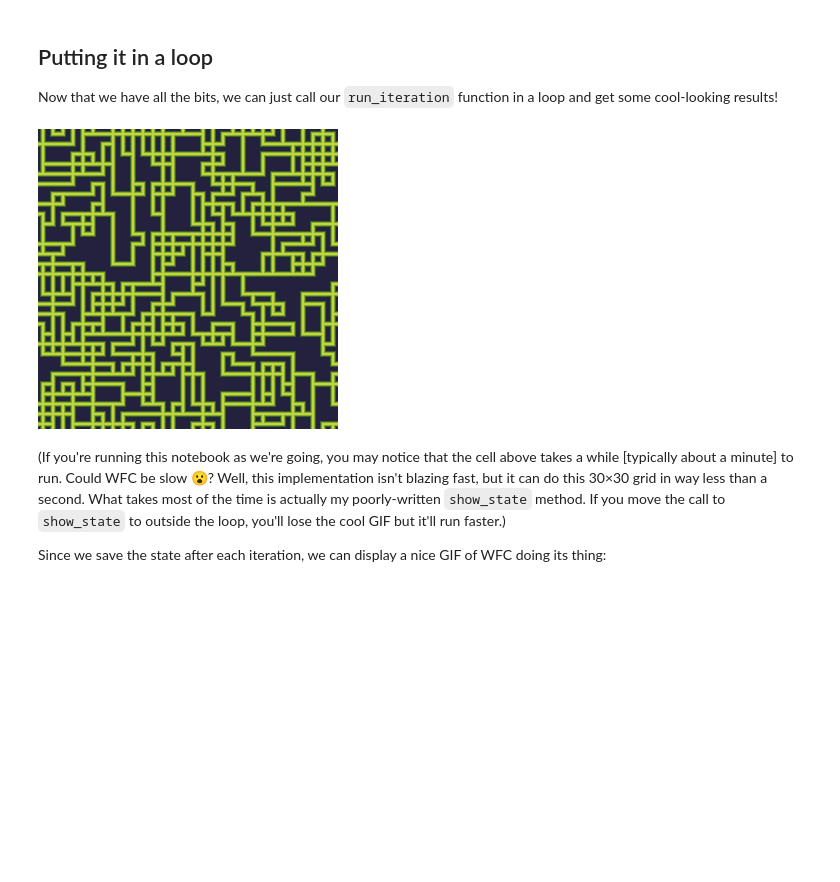
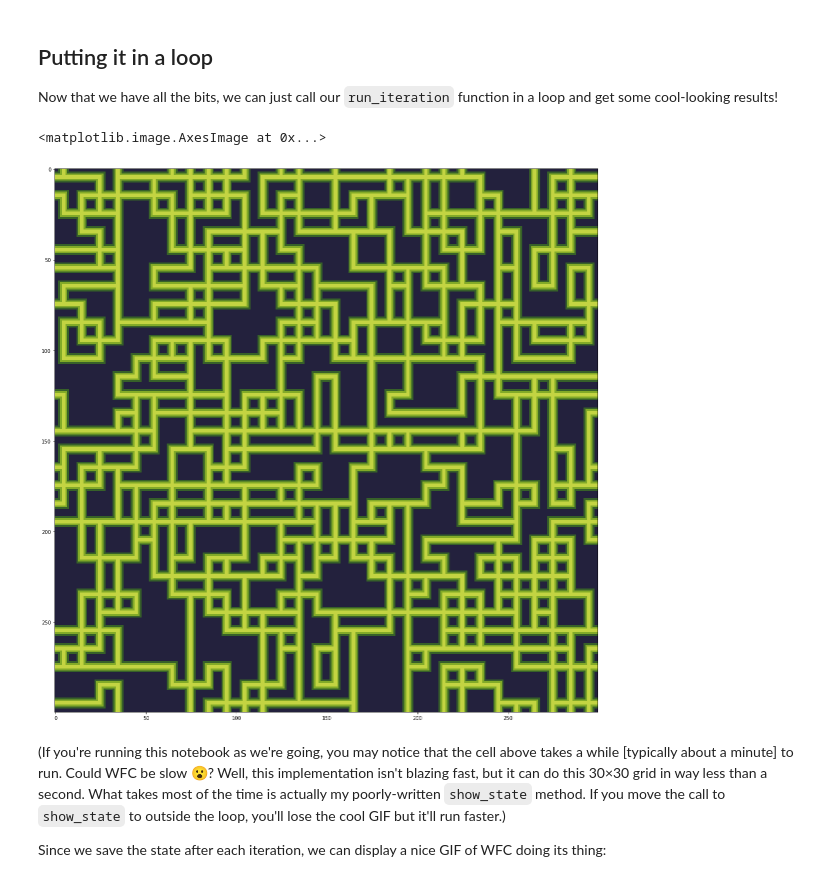
Before and after one commit to thijsgelton/P11-G7-WFC, a Jupyter notebook: P11_G7_wave_function_collapse.ipynb, the cells around one changed output. Saved outputs shown, nothing was run; the diff lists cells and outputs as text; code cells hidden in the pictures; blank space fills up the shorter version.

```diff
--- a/P11_G7_wave_function_collapse.ipynb
+++ b/P11_G7_wave_function_collapse.ipynb
@@ -324,22 +341,24 @@ Now that we have all the bits, we can just call our `run_iteration` function in
 # %%
 p = potential
 images = [show_state(p, tiles)]
 while True:
     try:
         p = run_iteration(p)
-        images.append(show_state(p, tiles))  # Move me for speed
     except StopIteration as e:
         break
     except Exception as e:
         print(e)
         break
 
+images.append(show_state(p, tiles))  # Move me for speed
 out = io.BytesIO()
 images[0].save(out, format='gif', save_all=True, append_images=images[1:],
                duration=50, loop=0)
-images[-1]
+plt.figure(figsize=(20, 20))
+plt.imshow(images[-1])
 # %% [output]
+<matplotlib.image.AxesImage at 0x...>
-[figure, old version]
+[figure, new version]
 # %% [markdown]
 (If you're running this notebook as we're going, you may notice that the cell above takes a while [typically about a minute] to run. Could WFC be slow 😮? Well, this implementation isn't blazing fast, but it can do this 30×30 grid in way less than a second. What takes most of the time is actually my poorly-written `show_state` method. If you move the call to `show_state` to outside the loop, you'll lose the cool GIF but it'll run faster.)
 
```
Also changed, not shown: parts of 20 cells of this notebook.
